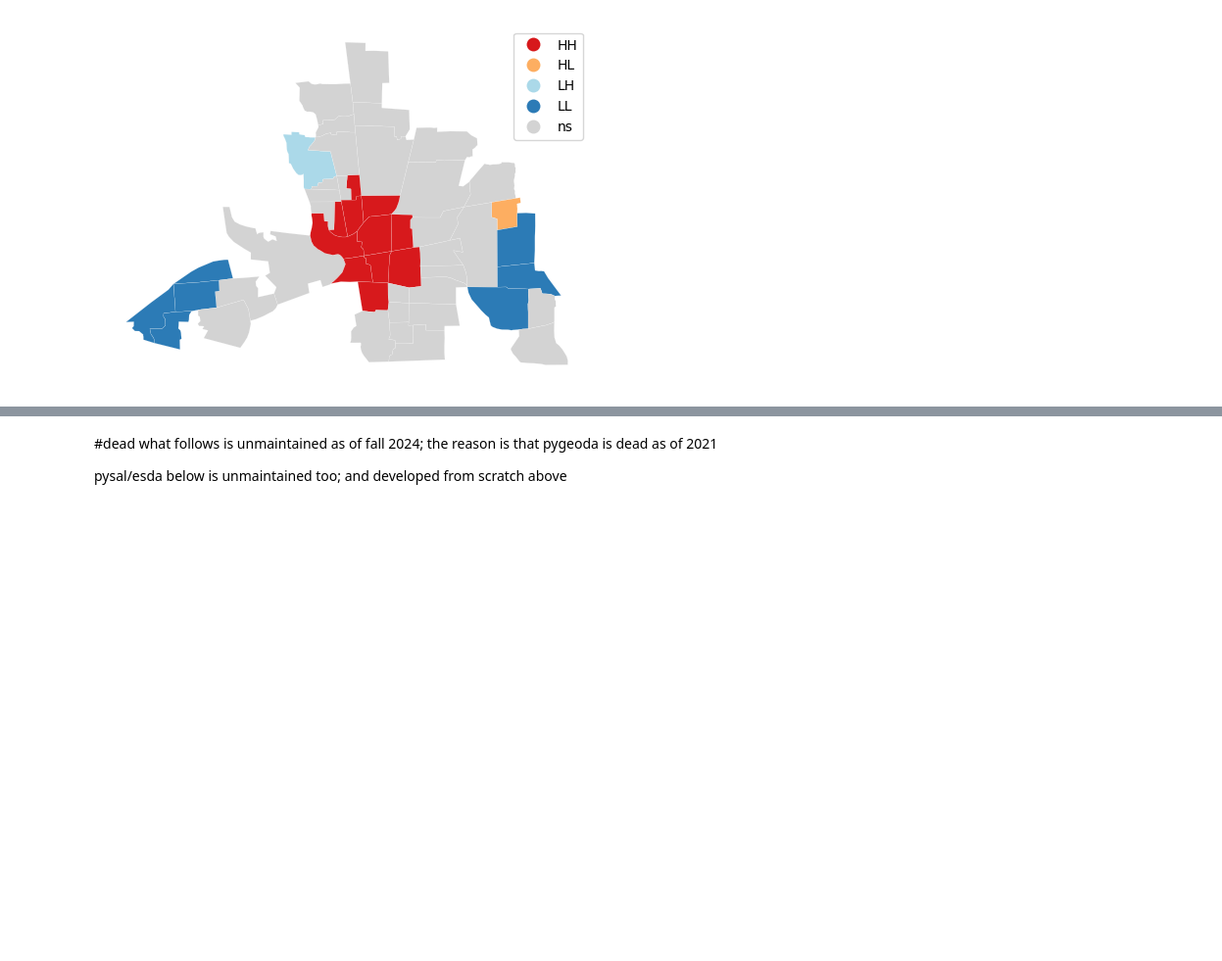
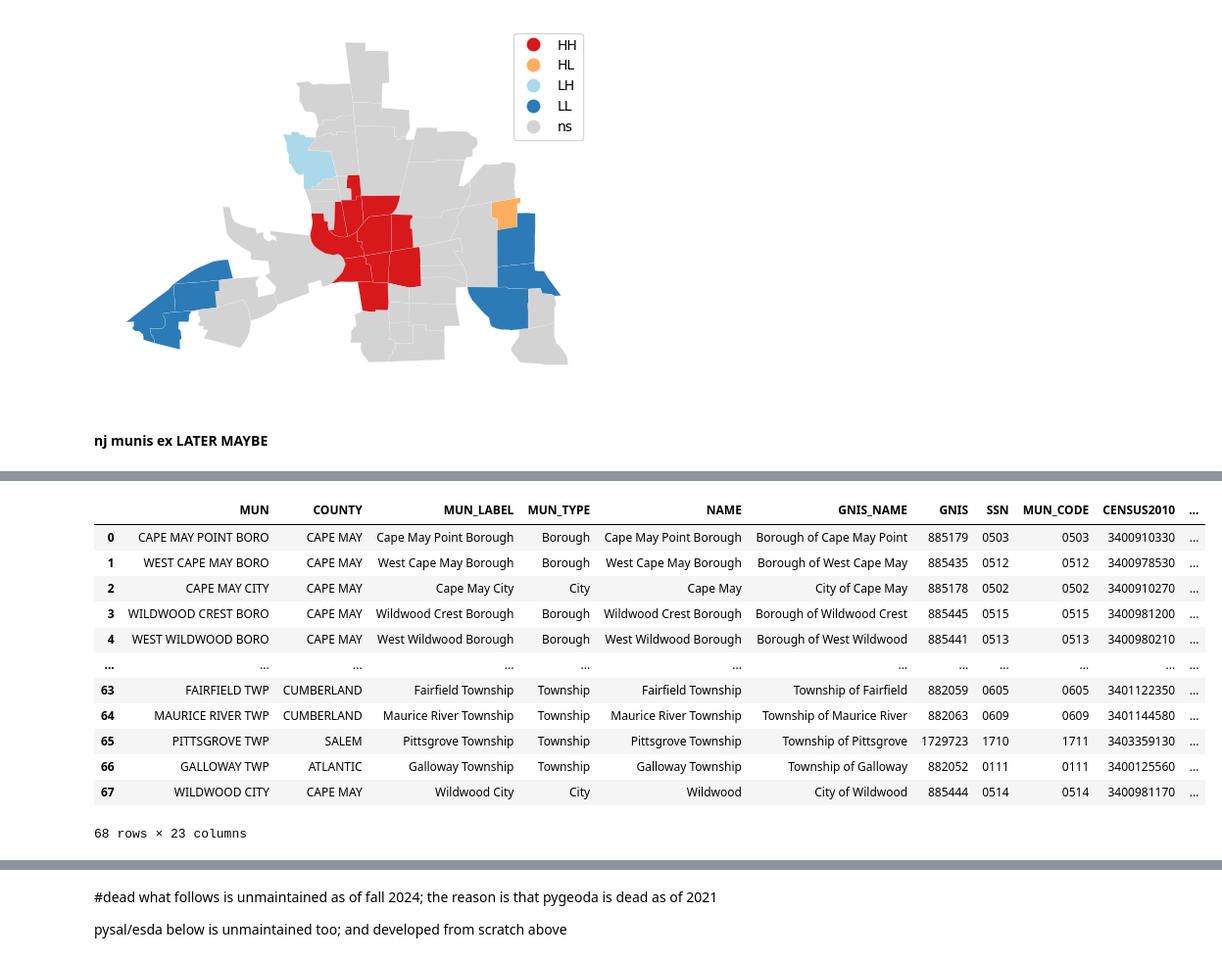
Before and after one commit to theaok/gisPy, a Jupyter notebook: geoda.ipynb, the cells around one changed output, grey strips where cells are left out. Shown at 98% size. Drawn from its saved outputs; the diff is of its cells as text; code cells hidden in the pictures; blank space fills up the shorter version.

```diff
--- a/geoda.ipynb
+++ b/geoda.ipynb
@@ -282,3 +284,16 @@ esdaplot.lisa_cluster(lisa,col)
 #  prefer_canvas=True,
 #  tiles="CartoDB Positron",
 #)
+# %% [markdown]
+#### nj munis ex LATER MAYBE
+# %%
+! wget -q -O nj-counties.zip https://docs.google.com/uc?id=1xJDhcRCkgv7k4tNCa72Oog5bohV6dTB2&export=download
+zip_ref = zipfile.ZipFile('nj-counties.zip', 'r'); zip_ref.extractall(); zip_ref.close() #just unzipping
+m0=gpd.read_file('nj_munis.shp')
+m = m0[m0['COUNTY'].isin(['ATLANTIC', 'CAPE MAY', 'CUMBERLAND','SALEM'])]
+m = m.reset_index(drop=True)
+mP = m.copy()
+mP["geometry"] = m["geometry"].centroid
+# %%
+m
+# %% [output]
@@ -284,0 +301,13 @@ esdaplot.lisa_cluster(lisa,col)
+|  | MUN | COUNTY | MUN_LABEL | MUN_TYPE | NAME | GNIS_NAME | GNIS | SSN | MUN_CODE | CENSUS2010 | ... |
+| 0 | CAPE MAY POINT BORO | CAPE MAY | Cape May Point Borough | Borough | Cape May Point Borough | Borough of Cape May Point | 885179 | 0503 | 0503 | 3400910330 | ... |
+| 1 | WEST CAPE MAY BORO | CAPE MAY | West Cape May Borough | Borough | West Cape May Borough | Borough of West Cape May | 885435 | 0512 | 0512 | 3400978530 | ... |
+| 2 | CAPE MAY CITY | CAPE MAY | Cape May City | City | Cape May | City of Cape May | 885178 | 0502 | 0502 | 3400910270 | ... |
+| 3 | WILDWOOD CREST BORO | CAPE MAY | Wildwood Crest Borough | Borough | Wildwood Crest Borough | Borough of Wildwood Crest | 885445 | 0515 | 0515 | 3400981200 | ... |
+| 4 | WEST WILDWOOD BORO | CAPE MAY | West Wildwood Borough | Borough | West Wildwood Borough | Borough of West Wildwood | 885441 | 0513 | 0513 | 3400980210 | ... |
+| ... | ... | ... | ... | ... | ... | ... | ... | ... | ... | ... | ... |
+| 63 | FAIRFIELD TWP | CUMBERLAND | Fairfield Township | Township | Fairfield Township | Township of Fairfield | 882059 | 0605 | 0605 | 3401122350 | ... |
+| 64 | MAURICE RIVER TWP | CUMBERLAND | Maurice River Township | Township | Maurice River Township | Township of Maurice River | 882063 | 0609 | 0609 | 3401144580 | ... |
+| 65 | PITTSGROVE TWP | SALEM | Pittsgrove Township | Township | Pittsgrove Township | Township of Pittsgrove | 1729723 | 1710 | 1711 | 3403359130 | ... |
+| 66 | GALLOWAY TWP | ATLANTIC | Galloway Township | Township | Galloway Township | Township of Galloway | 882052 | 0111 | 0111 | 3400125560 | ... |
+| 67 | WILDWOOD CITY | CAPE MAY | Wildwood City | City | Wildwood | City of Wildwood | 885444 | 0514 | 0514 | 3400981170 | ... |
+68 rows × 23 columns
```
Also changed, not shown: parts of 3 cells of this notebook.
